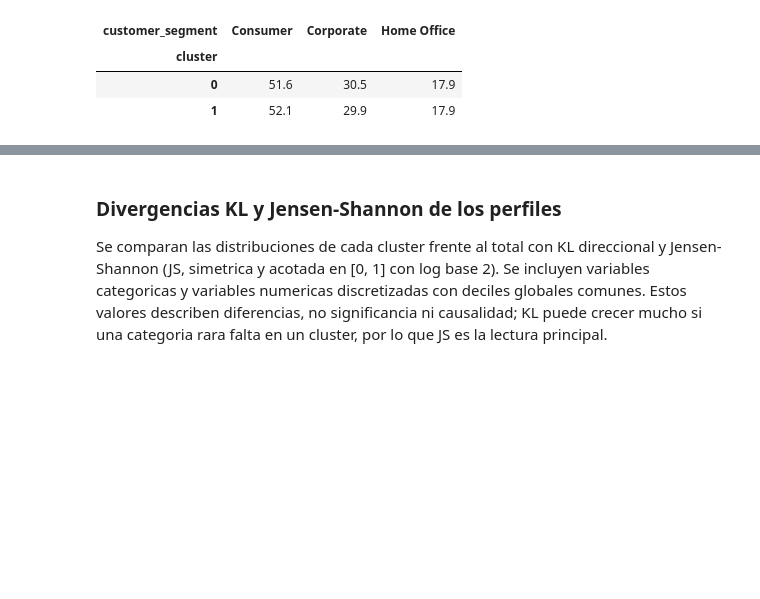
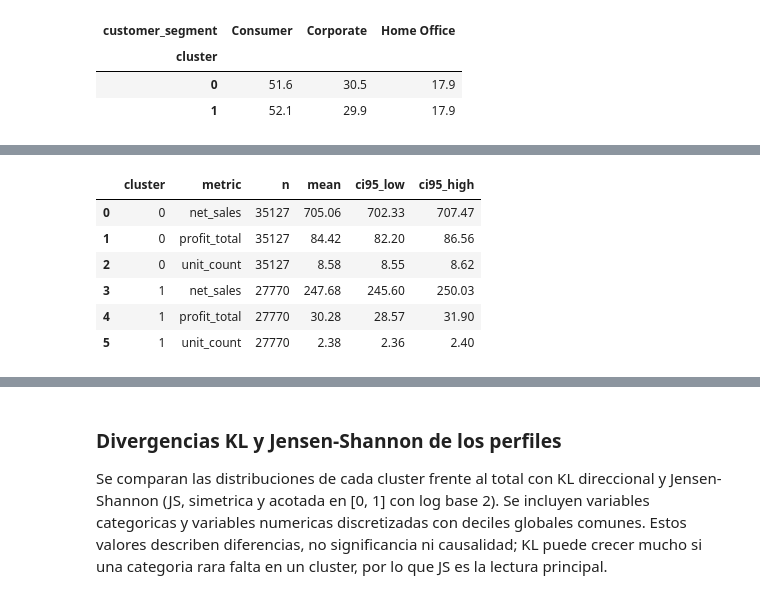
Before and after one commit to s-arbelaez/dataco_supply_chain_project, a Jupyter notebook: DataCo_Supply_Chain_Proyecto_No_Supervisado.ipynb, the cells around one changed output, grey strips where cells are left out. Saved outputs shown, nothing was run; the diff lists cells and outputs as text; code cells hidden in the pictures; blank space fills up the shorter version.

```diff
--- a/DataCo_Supply_Chain_Proyecto_No_Supervisado.ipynb
+++ b/DataCo_Supply_Chain_Proyecto_No_Supervisado.ipynb
@@ -630,0 +768,26 @@ Distribucion porcentual por cluster: customer_segment
+# %%
+bootstrap_rng = np.random.default_rng(SEED + 202)
+B = 500
+profile_ci_rows = []
+for cluster_id, group in model_orders.groupby("cluster"):
+    for metric in ["net_sales", "profit_total", "unit_count"]:
+        values = group[metric].to_numpy(dtype=float)
+        bootstrap_means = np.empty(B)
+        for b in range(B):
+            bootstrap_means[b] = bootstrap_rng.choice(values, size=len(values), replace=True).mean()
+        profile_ci_rows.append({
+            "cluster": int(cluster_id), "metric": metric, "n": len(values),
+            "mean": values.mean(),
+            "ci95_low": np.quantile(bootstrap_means, 0.025),
+            "ci95_high": np.quantile(bootstrap_means, 0.975),
+        })
+profile_confidence_intervals = pd.DataFrame(profile_ci_rows)
+display(profile_confidence_intervals.round(2))
+# %% [output]
+|  | cluster | metric | n | mean | ci95_low | ci95_high |
+| 0 | 0 | net_sales | 35127 | 705.06 | 702.33 | 707.47 |
+| 1 | 0 | profit_total | 35127 | 84.42 | 82.20 | 86.56 |
+| 2 | 0 | unit_count | 35127 | 8.58 | 8.55 | 8.62 |
+| 3 | 1 | net_sales | 27770 | 247.68 | 245.60 | 250.03 |
+| 4 | 1 | profit_total | 27770 | 30.28 | 28.57 | 31.90 |
+| 5 | 1 | unit_count | 27770 | 2.38 | 2.36 | 2.40 |
```
Also changed, not shown: parts of 20 cells of this notebook.
